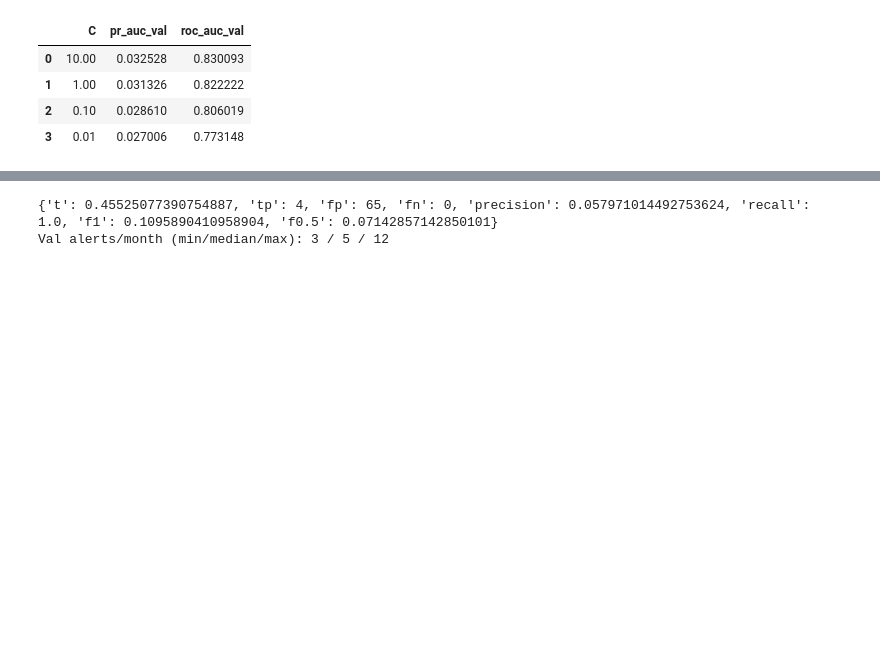
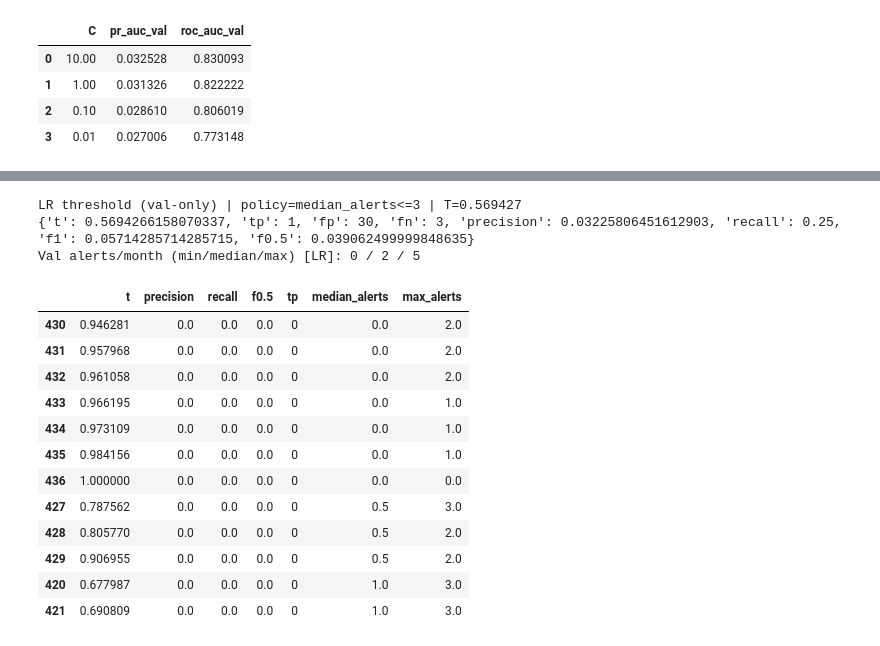
Before and after one commit to Tyainss/artist-lifecycle, a Jupyter notebook: notebooks/breakout/01_model_training.ipynb, the cells around one changed output, grey strips where cells are left out. Drawn from its saved outputs; the diff is of its cells as text; code cells hidden in the pictures; blank space fills up the shorter version.

```diff
--- a/notebooks/breakout/01_model_training.ipynb
+++ b/notebooks/breakout/01_model_training.ipynb
@@ -64,0 +88,5 @@ test_df = df.loc[df[SPLIT_COL] == "test"].copy()
+# %%
+BETA = 0.5
+ALERTS_MEDIAN_TARGET = 3
+PRECISION_TARGET = 0.15
+MIN_TP_ON_VAL = 1
@@ -170,12 +202,0 @@ val   | n=544 | pos=4 (0.735%) | PR-AUC=0.0325 | ROC-AUC=0.8301
-# %%
-beta = 0.5
-
-precision, recall, thresholds = precision_recall_curve(y_val, p_val)
-thresholds = np.concatenate([thresholds, [1.0]])  # align lengths
-
-f_beta = (1 + beta**2) * (precision * recall) / ((beta**2 * precision) + recall + 1e-12)
-best_idx = int(np.argmax(f_beta))
-T = float(thresholds[best_idx])
-
-print(f"Chosen threshold T (max F{beta} on val): {T:.6f}")
-print(f"Val precision={precision[best_idx]:.3f} | recall={recall[best_idx]:.3f} | F{beta}={f_beta[best_idx]:.3f}")
@@ -201,18 +300,45 @@ val   | n=544 | pos=4 (0.735%) | PR-AUC=0.0610 | ROC-AUC=0.9310
 # %%
-lr_val_at_T = metrics_at_threshold(y_val, p_val, lr_T, beta=0.5)
+lr_T, lr_threshold_grid = pick_threshold_alert_budget(
+    df_split=val_df,
+    y_true=y_val,
+    y_proba=p_val_lr,
+    median_alerts_target=ALERTS_MEDIAN_TARGET,
+    beta=BETA,
+    min_tp=MIN_TP_ON_VAL,
+)
+
+print(f"LR threshold (val-only) | policy=median_alerts<={ALERTS_MEDIAN_TARGET} | T={lr_T:.6f}")
+
+lr_val_at_T = metrics_at_threshold(y_val, p_val_lr, lr_T, beta=BETA)
 print(lr_val_at_T)
 
 val_alerts = (
-    val_df.assign(p=p_val, pred=(p_val >= lr_T).astype(int))
+    val_df.assign(p=p_val_lr, pred=(p_val_lr >= lr_T).astype(int))
           .groupby(DATE_COL)["pred"]
           .sum()
 )
 
 print(
-    "Val alerts/month (min/median/max): "
+    "Val alerts/month (min/median/max) [LR]: "
     f"{int(val_alerts.min()):,} / {int(val_alerts.median()):,} / {int(val_alerts.max()):,}"
 )
+
+lr_threshold_grid.sort_values(["median_alerts", f"f{BETA}"], ascending=[True, False]).head(12)
 # %% [output]
-{'t': 0.45525077390754887, 'tp': 4, 'fp': 65, 'fn': 0, 'precision': 0.057971014492753624, 'recall': 1.0, 'f1': 0.1095890410958904, 'f0.5': 0.07142857142850101}
-Val alerts/month (min/median/max): 3 / 5 / 12
+LR threshold (val-only) | policy=median_alerts<=3 | T=0.569427
+{'t': 0.5694266158070337, 'tp': 1, 'fp': 30, 'fn': 3, 'precision': 0.03225806451612903, 'recall': 0.25, 'f1': 0.05714285714285715, 'f0.5': 0.039062499999848635}
+Val alerts/month (min/median/max) [LR]: 0 / 2 / 5
+|  | t | precision | recall | f0.5 | tp | median_alerts | max_alerts |
+| 430 | 0.946281 | 0.0 | 0.0 | 0.0 | 0 | 0.0 | 2.0 |
+| 431 | 0.957968 | 0.0 | 0.0 | 0.0 | 0 | 0.0 | 2.0 |
+| 432 | 0.961058 | 0.0 | 0.0 | 0.0 | 0 | 0.0 | 2.0 |
+| 433 | 0.966195 | 0.0 | 0.0 | 0.0 | 0 | 0.0 | 1.0 |
+| 434 | 0.973109 | 0.0 | 0.0 | 0.0 | 0 | 0.0 | 1.0 |
+| 435 | 0.984156 | 0.0 | 0.0 | 0.0 | 0 | 0.0 | 1.0 |
+| 436 | 1.000000 | 0.0 | 0.0 | 0.0 | 0 | 0.0 | 0.0 |
+| 427 | 0.787562 | 0.0 | 0.0 | 0.0 | 0 | 0.5 | 3.0 |
+| 428 | 0.805770 | 0.0 | 0.0 | 0.0 | 0 | 0.5 | 2.0 |
+| 429 | 0.906955 | 0.0 | 0.0 | 0.0 | 0 | 0.5 | 2.0 |
+| 420 | 0.677987 | 0.0 | 0.0 | 0.0 | 0 | 1.0 | 3.0 |
+| 421 | 0.690809 | 0.0 | 0.0 | 0.0 | 0 | 1.0 | 3.0 |
 # %%
```
Also changed, not shown: parts of 25 cells of this notebook.
